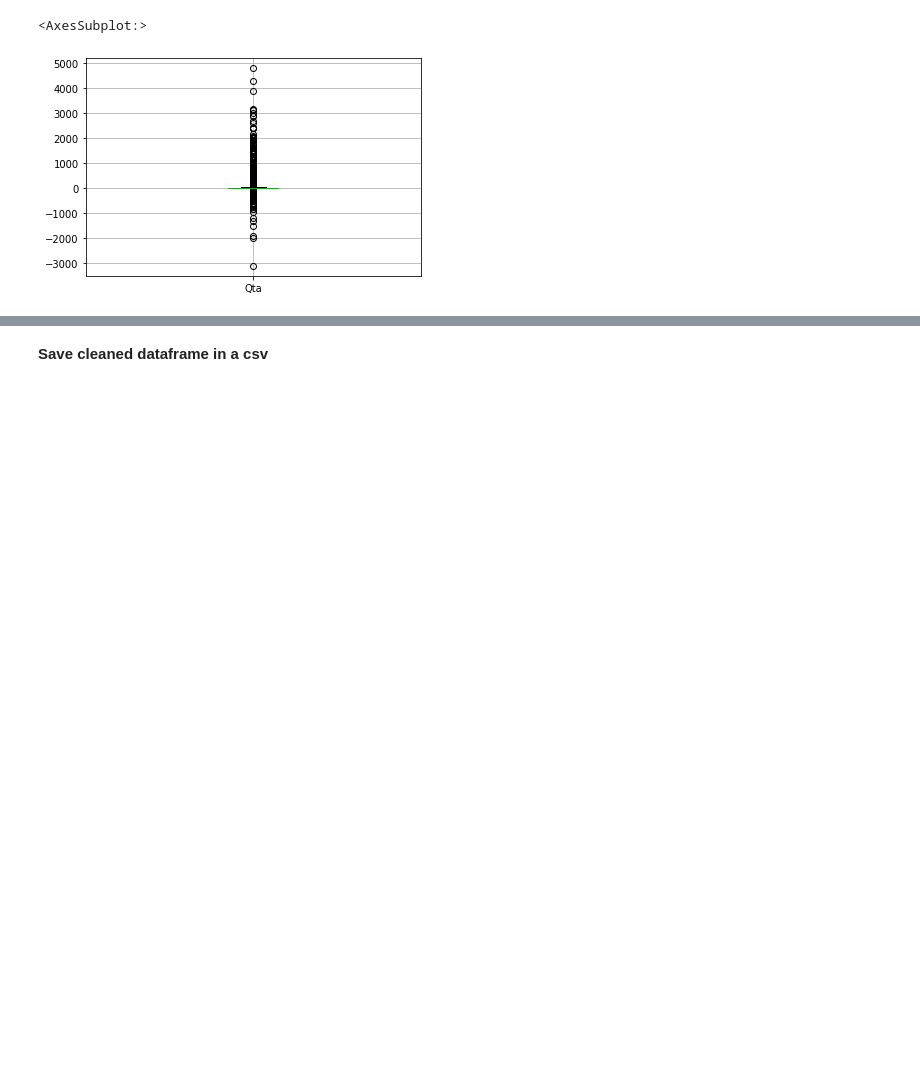
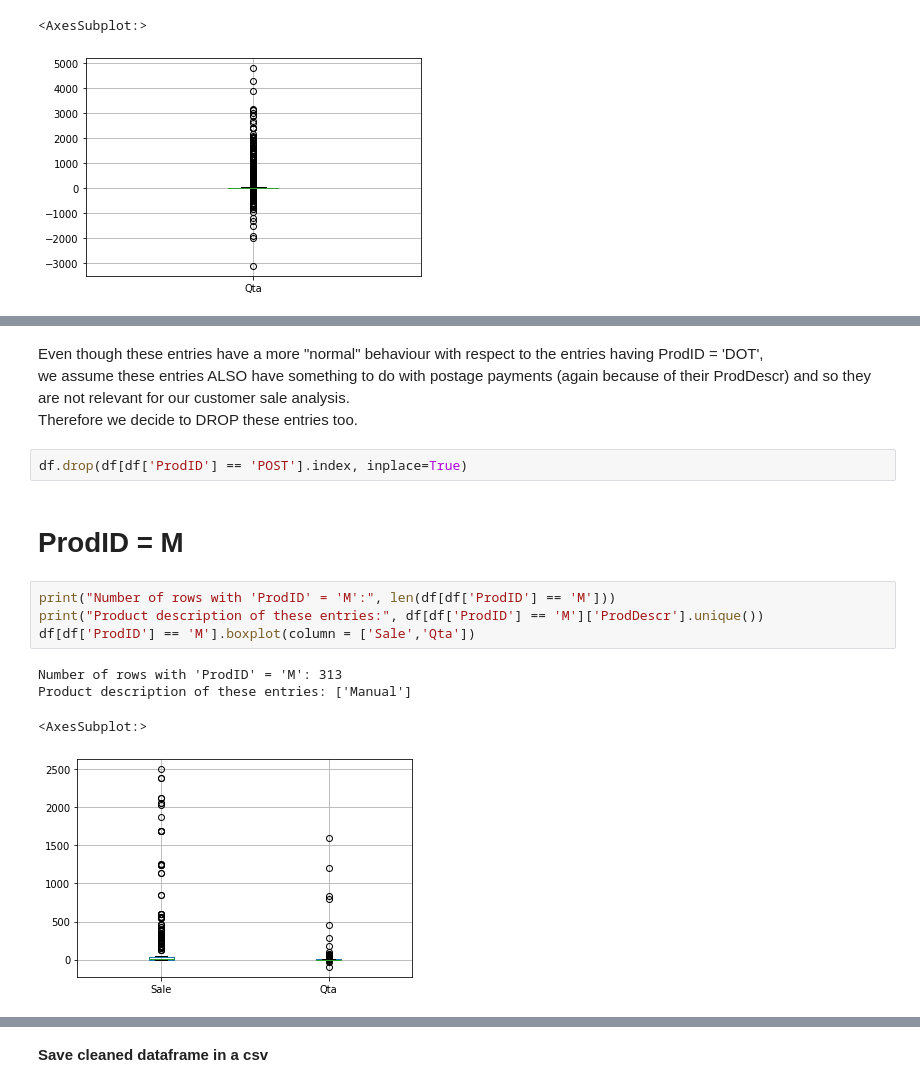
Before and after one commit to AlexPasqua/DM-project, a Jupyter notebook: DataUnderstanding_DataPreparation.ipynb, the cells around one changed output, grey strips where cells are left out. Drawn from its saved outputs; the diff is of its cells as text; blank space fills up the shorter version.

```diff
--- a/DataUnderstanding_DataPreparation.ipynb
+++ b/DataUnderstanding_DataPreparation.ipynb
@@ -416,0 +534,17 @@ df.boxplot(column=['Qta'])
+# %% [markdown]
+Even though these entries have a more "normal" behaviour with respect to the entries having ProdID = 'DOT',<br>
+we assume these entries ALSO have something to do with postage payments (again because of their ProdDescr) and so they are not relevant for our customer sale analysis.<br>
+Therefore we decide to DROP these entries too.
+# %%
+df.drop(df[df['ProdID'] == 'POST'].index, inplace=True)
+# %% [markdown]
+# ProdID = M
+# %%
+print("Number of rows with 'ProdID' = 'M':", len(df[df['ProdID'] == 'M']))
+print("Product description of these entries:", df[df['ProdID'] == 'M']['ProdDescr'].unique())
+df[df['ProdID'] == 'M'].boxplot(column = ['Sale','Qta'])
+# %% [output]
+Number of rows with 'ProdID' = 'M': 313
+Product description of these entries: ['Manual']
+<AxesSubplot:>
+[figure, added]
```
Also changed, not shown: parts of 28 cells of this notebook.
